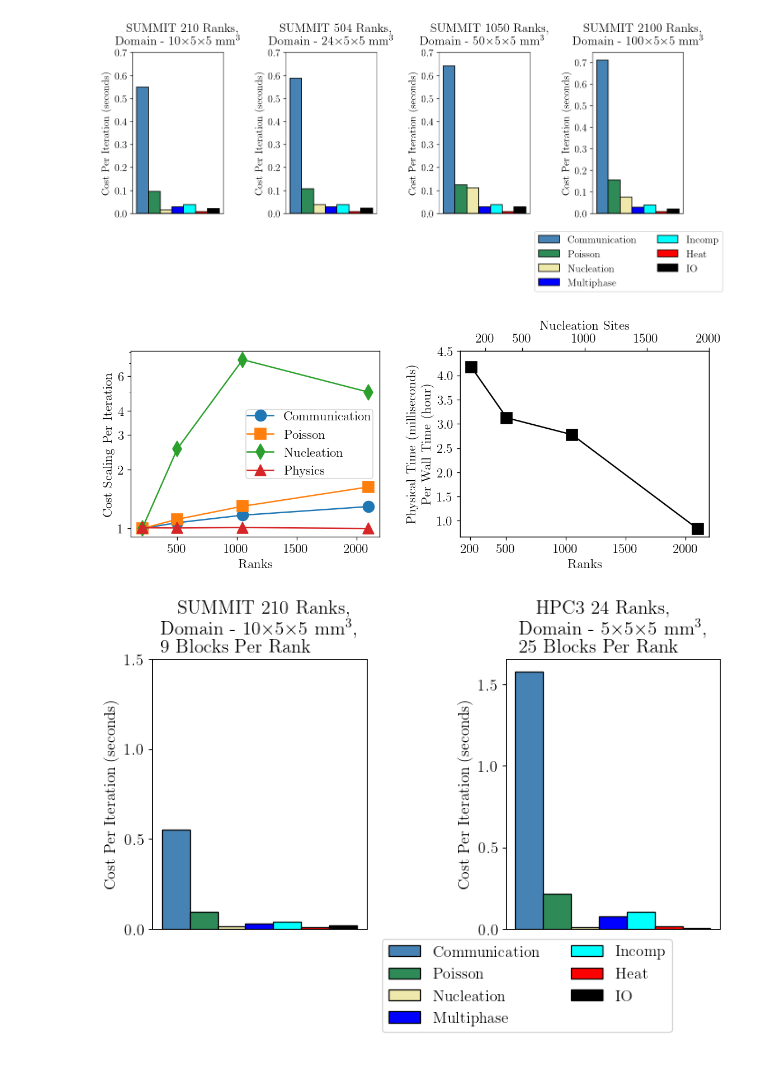
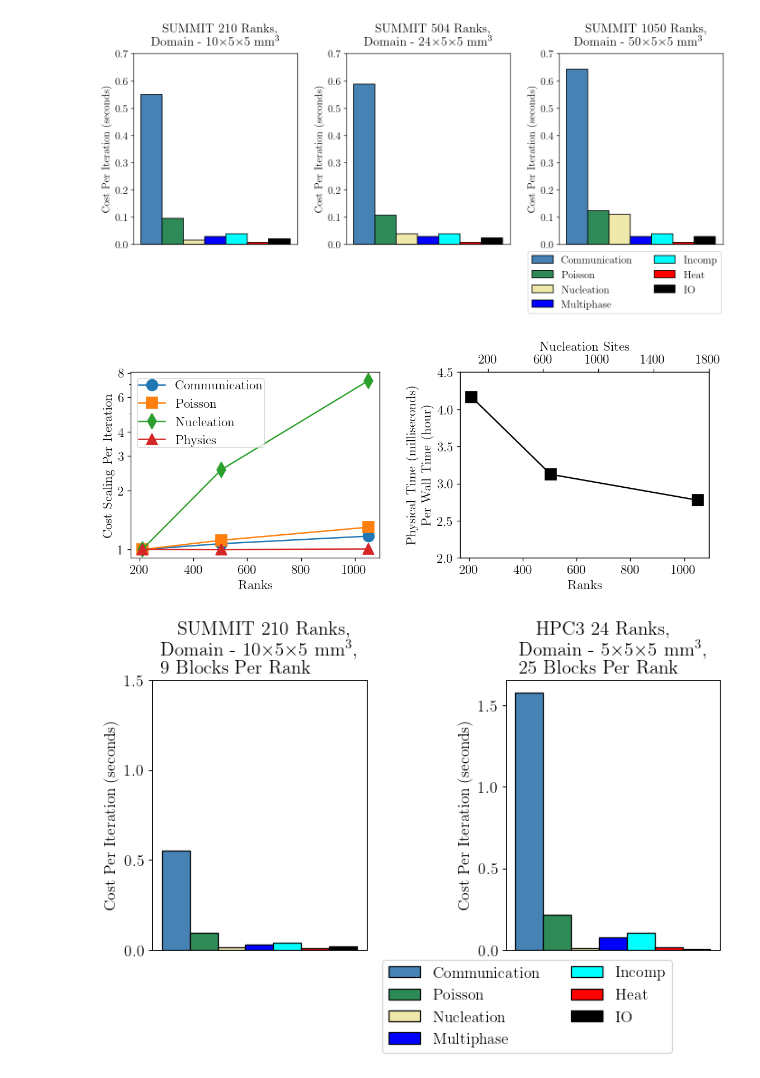
Before and after one commit to Lab-Notebooks/Flow-Boiling-Performance, a Jupyter notebook: analysis/performance/profile.ipynb, the cells around one changed output. Saved outputs shown, nothing was run; the diff lists cells and outputs as text; code cells hidden in the pictures.

```diff
--- a/analysis/performance/profile.ipynb
+++ b/analysis/performance/profile.ipynb
@@ -62,39 +62,39 @@ HPC3.iters=9634
 pyplot.rc("font", family="serif", size=14, weight="bold")
 pyplot.rc("axes", labelweight="bold", titleweight="bold")
 pyplot.rc("text", usetex=True)
 figure = pyplot.figure(figsize=(12,6), dpi=120)
 
-AxList = figure.subplots(1,4)
+AxList = figure.subplots(1,3)
 Titles = [r"SUMMIT 210 Ranks,$\\$Domain - 10$\times$5$\times$5 mm$^3$",
           r"SUMMIT 504 Ranks,$\\$Domain - 24$\times$5$\times$5 mm$^3$",
-          r"SUMMIT 1050 Ranks,$\\$Domain - 50$\times$5$\times$5 mm$^3$",
-          r"SUMMIT 2100 Ranks,$\\$Domain - 100$\times$5$\times$5 mm$^3$"]
+          r"SUMMIT 1050 Ranks,$\\$Domain - 50$\times$5$\times$5 mm$^3$"]#,
+          #r"SUMMIT 2100 Ranks,$\\$Domain - 100$\times$5$\times$5 mm$^3$"]
 
-for ax, log, title  in zip(AxList, [SummitNodes05, SummitNodes12, SummitNodes25, SummitNodes50], Titles):
+for ax, log, title  in zip(AxList, [SummitNodes05, SummitNodes12, SummitNodes25], Titles):
 
     labels = ["Communication", "Poisson", "Nucleation", "Multiphase", "Incomp", "Heat", "IO"]
 
     bar = []
     color = iter(["steelblue", "seagreen", "palegoldenrod", "blue", "cyan", "red", "black"])
     x = 0.0
     for lb in labels:
         bar.append(ax.bar(x, (getattr(log,lb.lower())/log.iters),
                           color=next(color),
                           edgecolor="black", align='center', width=0.05))
 
         x = x+0.05
 
     ax.set_title(title,pad=30)
     ax.get_xaxis().set_visible(False)
     ax.set_ylabel(r"Cost Per Iteration (seconds)")
     ax.set_yticks([0, 0.1, 0.2, 0.3, 0.4, 0.5, 0.6, 0.7])
 
-ax.legend(bar,labels,ncol=2,loc="center",bbox_to_anchor=(0.4, -0.3))
+ax.legend(bar,labels,ncol=2,loc="center",bbox_to_anchor=(0.4, -0.2))
 #pyplot.title("Weak Scaling for Flow Boiling Simulation")
 pyplot.tight_layout()
 #pyplot.savefig("/Users/Akash/Desktop/summit01.png")
 # %% [output]
-[figure, old version]
+[figure, new version]
 # %%
 def CostPerIteration(key):
     if key == "physics":
@@ -125,7 +125,7 @@ pyplot.rc("axes", labelweight="bold", titleweight="bold")
 pyplot.rc("text", usetex=True)
 figure = pyplot.figure(figsize=(10, 4.5), dpi=120)
 
-ProcList = [210, 504, 1050, 2100]
+ProcList = [210, 504, 1050]#, 2100]
 
 # Create subplots
 ax1 = figure.subplots(1,2)
@@ -144,18 +144,18 @@ ax1[0].set_yscale("log")
 ax1[0].yaxis.set_major_formatter(mticker.ScalarFormatter())
 ax1[0].yaxis.get_major_formatter().set_scientific(False)
 #ax1[0].set_yticks([0.02, 0.05, 0.1, 0.2, 0.4, 0.6, 1.0])
-ax1[0].set_yticks([1, 2, 3, 4, 6])
+ax1[0].set_yticks([1, 2, 3, 4, 6, 8])
 
 PhysicalTime = [SummitNodes05.simtime/SummitNodes05.walltime,
                 SummitNodes12.simtime/SummitNodes12.walltime,
-                SummitNodes25.simtime/SummitNodes25.walltime,
-                SummitNodes50.simtime/SummitNodes50.walltime]
+                SummitNodes25.simtime/SummitNodes25.walltime]#,
+                #SummitNodes50.simtime/SummitNodes50.walltime]
 
 color="black"
 ax2 = ax1[1].twiny()
 ax2.set_xlabel(r"Nucleation Sites", color=color)
 #ax2.plot(ProcList, [300, 720, 1500], color=color, linestyle='--')
-ax2.set_xticks([200,500,1000,1500,2000])
+ax2.set_xticks([200,600,1000,1400,1800])
 #ax2.tick_params(axis='y', labelcolor=color)
 
 color = "black"
@@ -163,15 +163,15 @@ ax1[1].plot(ProcList, PhysicalTime, marker = 's', markersize=12, color=color)
 #ax1[1].set_title(r"Production Run Metrics")
 ax1[1].set_xlabel(r"Ranks")
 ax1[1].set_ylabel("Physical Time (milliseconds) \n Per Wall Time (hour)", color=color)
-ax1[1].set_xticks([200, 500, 1000, 1500, 2000])
-ax1[1].set_yticks([1.0, 1.5, 2.0, 2.5, 3, 3.5, 4.0, 4.5])
+#ax1[1].set_xticks([200, 500, 1000, 1500, 2000])
+ax1[1].set_yticks([2.0, 2.5, 3, 3.5, 4.0, 4.5])
 ax1[1].tick_params(axis='y', labelcolor=color)
 
 #pyplot.legend(labels)
 pyplot.tight_layout(pad=2)
 #pyplot.savefig("/Users/Akash/Desktop/summit02.png")
 # %% [output]
-[figure, old version]
+[figure, new version]
 # %%
 # Plot figure
 pyplot.rc("font", family="serif", size=14, weight="bold")
```
Also changed, not shown: parts of 1 cell of this notebook.
